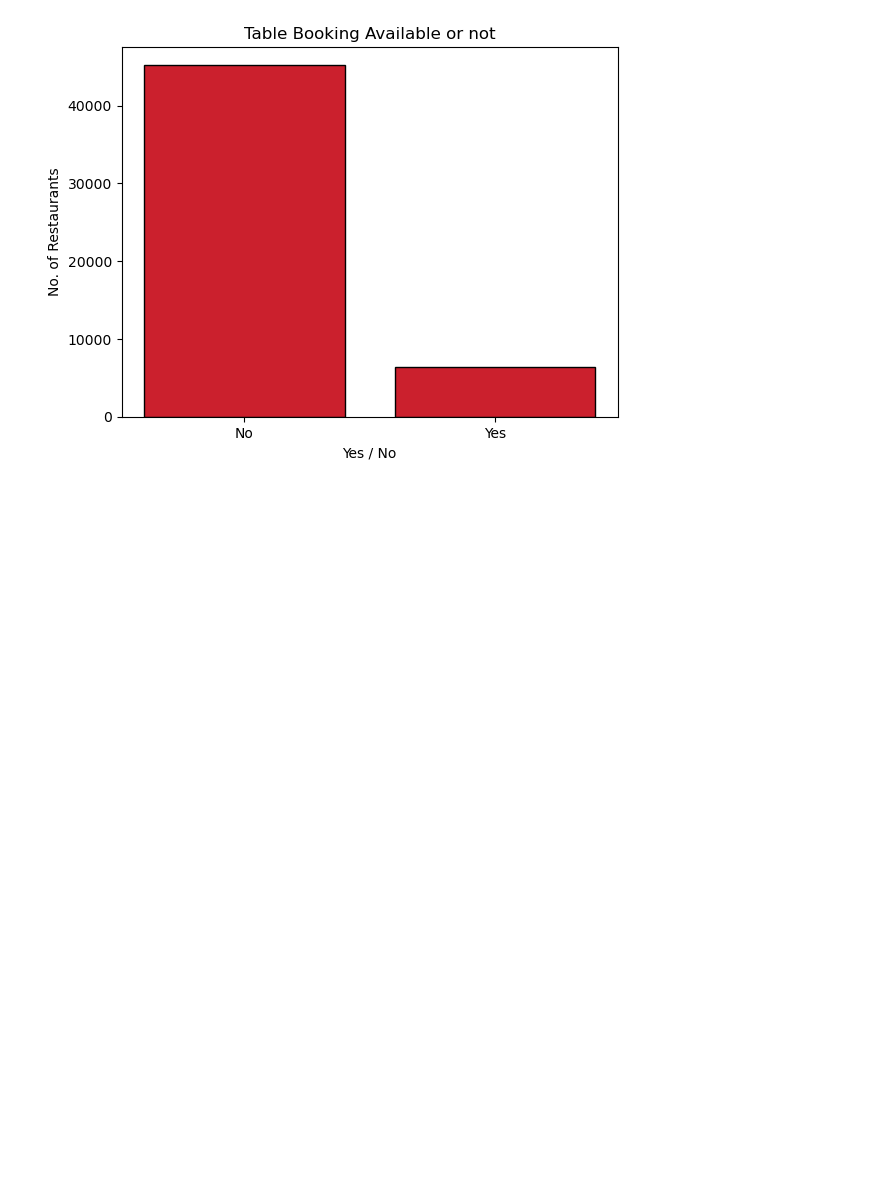
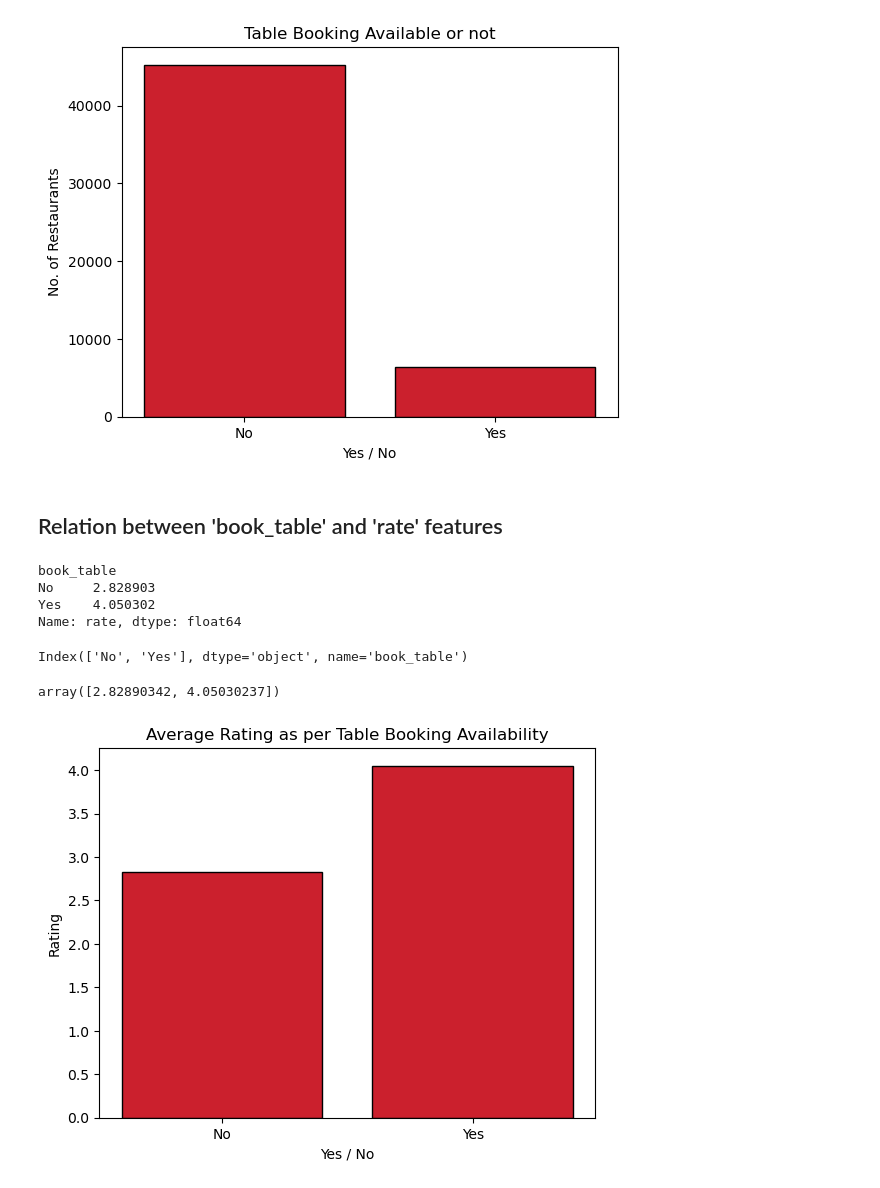
Before and after one commit to NotAryanRamani/zomato_eda, a Jupyter notebook: zomato.ipynb, the cells around one changed output. Saved outputs shown, nothing was run; the diff lists cells and outputs as text; code cells hidden in the pictures; blank space fills up the shorter version.

```diff
--- a/zomato.ipynb
+++ b/zomato.ipynb
@@ -330,3 +335,31 @@ plt.ylabel('No. of Restaurants')
 plt.show()
 # %% [output]
 [figure]
+# %% [markdown]
+## Relation between 'book_table' and 'rate' features
+# %%
+table_rate_rel = df.groupby('book_table')['rate'].mean()
+table_rate_rel
+# %% [output]
+book_table
+No     2.828903
+Yes    4.050302
+Name: rate, dtype: float64
+# %%
+index = table_rate_rel.index
+index
+# %% [output]
+Index(['No', 'Yes'], dtype='object', name='book_table')
+# %%
+values = table_rate_rel.values
+values
+# %% [output]
+array([2.82890342, 4.05030237])
+# %%
+plt.bar(index, values, color=zomato_color_code, edgecolor='black')
+plt.title('Average Rating as per Table Booking Availability')
+plt.xlabel('Yes / No')
+plt.ylabel('Rating')
+plt.show()
+# %% [output]
+[figure, added]
```
Also changed, not shown: parts of 32 cells of this notebook.
